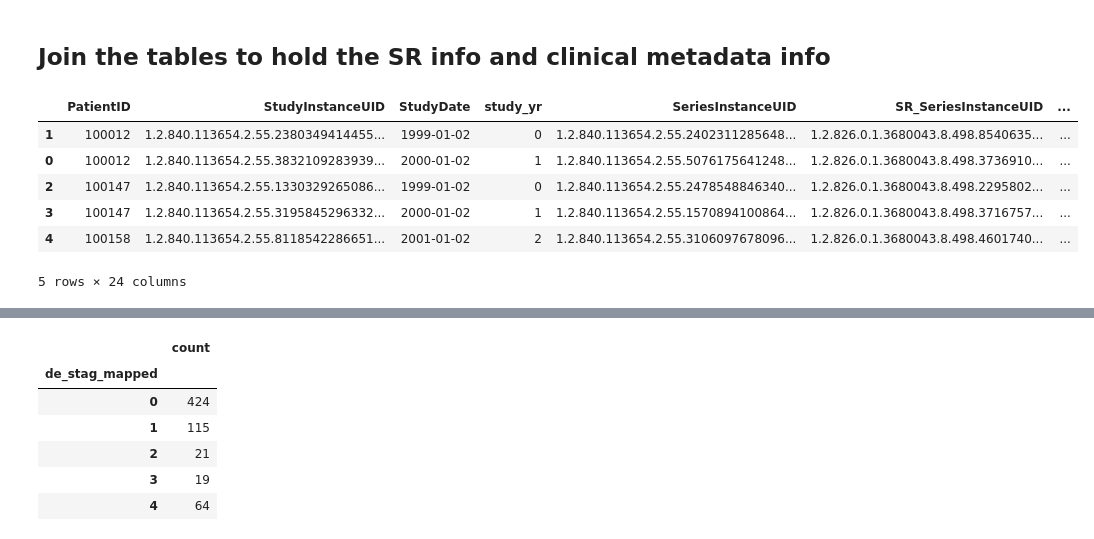
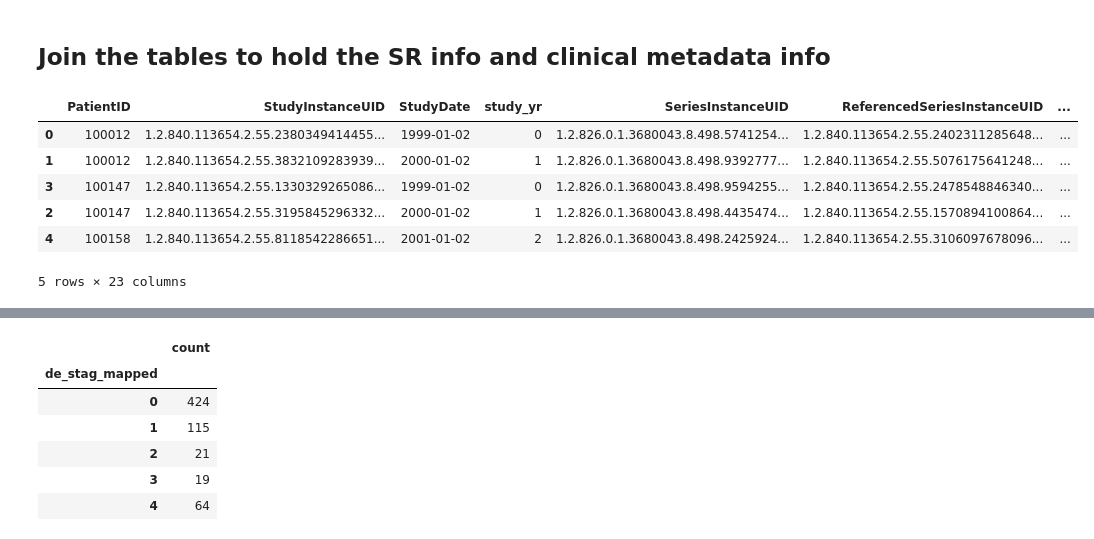
Before and after one commit to deepakri201/SR_for_NLST_Sybil, a Jupyter notebook: demo/NLST_Sybil_FM_demo_part1.ipynb, the cells around one changed output, grey strips where cells are left out. Cells and saved outputs as stored; diff of their text form; code cells hidden in the pictures.

```diff
--- a/demo/NLST_Sybil_FM_demo_part1.ipynb
+++ b/demo/NLST_Sybil_FM_demo_part1.ipynb
@@ -19,7 +21,11 @@ Notes:
 
 # Create the BQ tables to hold the measurements from the SRs
 # If not, load from csv file in github
-create_bq_tables = 1
+create_bq_tables = 0
+
+### TO DO ###
+# Create this BQ dataset if create_bq_tables = 1
+dataset_name = "nlst_sybil_fm_demo"
 # %% [markdown]
 # Parameterization
 # %%
@@ -197,7 +171,7 @@ Query results saved to table: idc-external-018.sr_nlst_sybil.bbox_measurements2
 # %%
 # Rename the column so we know it's the SeriesInstanceUID of the SR
 
-df_sr = df_sr.rename(columns={'SeriesInstanceUID':"SR_SeriesInstanceUID"})
+# df_sr = df_sr.rename(columns={'SeriesInstanceUID':"SR_SeriesInstanceUID"})
 # %%
 # First add columns for the width, height, center_x, and center_y
 
@@ -312,7 +289,7 @@ LoadJob<project=idc-external-018, location=US, id=82fce856-e50d-48a8-bb4a-e0e925
 # %%
 # Here we get the staging data
 
-query = """
+query = f"""
 WITH dicom_mapped AS (
   SELECT
     PatientID,
@@ -323,7 +300,6 @@ WITH dicom_mapped AS (
     InstanceNumber,
     `Rows`,
     `Columns`,
-    -- Mapping StudyDate to numerical values
     CASE StudyDate
       WHEN '1999-01-02' THEN 0
       WHEN '2000-01-02' THEN 1
@@ -334,7 +310,7 @@ WITH dicom_mapped AS (
   FROM `bigquery-public-data.idc_current.dicom_all`
   WHERE SeriesInstanceUID IN (
     SELECT DISTINCT SeriesInstanceUID
-    FROM `idc-external-018.nlst_sybil_fm_demo.needed_uids`
+    FROM {table_id}
   )
 )
 
@@ -349,7 +325,6 @@ SELECT
   dicom_mapped.Rows,
   dicom_mapped.Columns,
   dicom_mapped.sop_count_per_series,
-  -- Map de_stag to de_stag_mapped using your dictionary
   CASE prsn.de_stag
     WHEN '110' THEN 0
     WHEN '120' THEN 1
@@ -370,12 +345,12 @@ JOIN
   ON dicom_mapped.InstanceNumber = ctab.sct_slice_num
   AND ctab.study_yr = dicom_mapped.StudyDate_mapped
 JOIN
-  `idc-external-018.nlst_sybil_fm_demo.needed_uids` AS needed
+  {table_id} AS needed
   ON needed.PatientID = prsn.dicom_patient_id
   AND needed.SeriesInstanceUID = dicom_mapped.SeriesInstanceUID
   AND needed.SOPInstanceUID = dicom_mapped.SOPInstanceUID
 WHERE
-  -- Only keep rows where de_stag_mapped is not -1
+  # Only keep rows where de_stag_mapped is not -1
   CASE prsn.de_stag
     WHEN '110' THEN 0 # "Stage IA"
     WHEN '120' THEN 1 # "Stage IB"
@@ -402,39 +377,43 @@ df_nlst_metadata.head()
 # %%
 # Then join with df_idc
 df_sr_join = df_sr.merge(df_idc,
                          left_on=['ReferencedSOPInstanceUID'],
                          right_on=['SOPInstanceUID'],
                          suffixes=('','_right'))
 # Drop the duplicate column from the right dataframe
 df_sr_join = df_sr_join.drop(columns=['PatientID_right','SOPInstanceUID_right'])
 
 # Then join with the df_nlst_metadata
 df_sr_and_nlst = df_sr_join.merge(df_nlst_metadata,
                                   left_on=['ReferencedSOPInstanceUID'],
                                   right_on=['SOPInstanceUID'],
                                   suffixes=('','_right'))
 df_sr_and_nlst = df_sr_and_nlst.drop(columns=['PatientID_right','StudyInstanceUID_right','SeriesInstanceUID_right','num_rows', 'num_columns'])
 # Rename columns
+# df_sr_and_nlst = df_sr_and_nlst.rename({'trackingIdentifier': 'TrackingIdentifier',
+#                                         'trackingUniqueIdentifier':'TrackingUID',
+#                                         'finding':'FindingType',
+#                                         'findingSite': 'FindingSite',
+#                                         'ReferencedSOPInstanceUID':'SOPInstanceUID'}, axis=1)
 df_sr_and_nlst = df_sr_and_nlst.rename({'trackingIdentifier': 'TrackingIdentifier',
                                         'trackingUniqueIdentifier':'TrackingUID',
                                         'finding':'FindingType',
-                                        'findingSite': 'FindingSite',
-                                        'ReferencedSOPInstanceUID':'SOPInstanceUID'}, axis=1)
+                                        'findingSite': 'FindingSite'}, axis=1)
 # Reorder the columns
-df_sr_and_nlst = df_sr_and_nlst[['PatientID', 'StudyInstanceUID', 'StudyDate', 'study_yr', 'SeriesInstanceUID', 'SR_SeriesInstanceUID', 'sop_count_per_series',
-                                 'TrackingIdentifier', 'TrackingUID', 'SOPInstanceUID',
+df_sr_and_nlst = df_sr_and_nlst[['PatientID', 'StudyInstanceUID', 'StudyDate', 'study_yr', 'SeriesInstanceUID', 'ReferencedSeriesInstanceUID', 'sop_count_per_series',
+                                 'TrackingIdentifier', 'TrackingUID', 'ReferencedSOPInstanceUID',
                                  'FindingType', 'FindingSite',
                                  'pixel_spacing_x', 'pixel_spacing_y',
                                  'width', 'height', 'center_x', 'center_y', 'ipp0', 'ipp1', 'ipp2',
                                  'sct_slice_num', 'de_stag_mapped']]
 # Order the values in the columns
-df_sr_and_nlst = df_sr_and_nlst.sort_values(by=['PatientID', 'study_yr', 'StudyInstanceUID', 'SeriesInstanceUID', 'TrackingIdentifier'])
+df_sr_and_nlst = df_sr_and_nlst.sort_values(by=['PatientID', 'study_yr', 'StudyInstanceUID', 'ReferencedSeriesInstanceUID', 'TrackingIdentifier'])
 df_sr_and_nlst.head()
 # %% [output]
-|  | PatientID | StudyInstanceUID | StudyDate | study_yr | SeriesInstanceUID | SR_SeriesInstanceUID | ... |
-| 1 | 100012 | 1.2.840.113654.2.55.2380349414455... | 1999-01-02 | 0 | 1.2.840.113654.2.55.2402311285648... | 1.2.826.0.1.3680043.8.498.8540635... | ... |
-| 0 | 100012 | 1.2.840.113654.2.55.3832109283939... | 2000-01-02 | 1 | 1.2.840.113654.2.55.5076175641248... | 1.2.826.0.1.3680043.8.498.3736910... | ... |
-| 2 | 100147 | 1.2.840.113654.2.55.1330329265086... | 1999-01-02 | 0 | 1.2.840.113654.2.55.2478548846340... | 1.2.826.0.1.3680043.8.498.2295802... | ... |
-| 3 | 100147 | 1.2.840.113654.2.55.3195845296332... | 2000-01-02 | 1 | 1.2.840.113654.2.55.1570894100864... | 1.2.826.0.1.3680043.8.498.3716757... | ... |
-| 4 | 100158 | 1.2.840.113654.2.55.8118542286651... | 2001-01-02 | 2 | 1.2.840.113654.2.55.3106097678096... | 1.2.826.0.1.3680043.8.498.4601740... | ... |
+|  | PatientID | StudyInstanceUID | StudyDate | study_yr | SeriesInstanceUID | ReferencedSeriesInstanceUID | ... |
+| 0 | 100012 | 1.2.840.113654.2.55.2380349414455... | 1999-01-02 | 0 | 1.2.826.0.1.3680043.8.498.5741254... | 1.2.840.113654.2.55.2402311285648... | ... |
+| 1 | 100012 | 1.2.840.113654.2.55.3832109283939... | 2000-01-02 | 1 | 1.2.826.0.1.3680043.8.498.9392777... | 1.2.840.113654.2.55.5076175641248... | ... |
+| 3 | 100147 | 1.2.840.113654.2.55.1330329265086... | 1999-01-02 | 0 | 1.2.826.0.1.3680043.8.498.9594255... | 1.2.840.113654.2.55.2478548846340... | ... |
+| 2 | 100147 | 1.2.840.113654.2.55.3195845296332... | 2000-01-02 | 1 | 1.2.826.0.1.3680043.8.498.4435474... | 1.2.840.113654.2.55.1570894100864... | ... |
+| 4 | 100158 | 1.2.840.113654.2.55.8118542286651... | 2001-01-02 | 2 | 1.2.826.0.1.3680043.8.498.2425924... | 1.2.840.113654.2.55.3106097678096... | ... |
-5 rows × 24 columns
+5 rows × 23 columns
```
Also changed, not shown: parts of 12 cells of this notebook.
